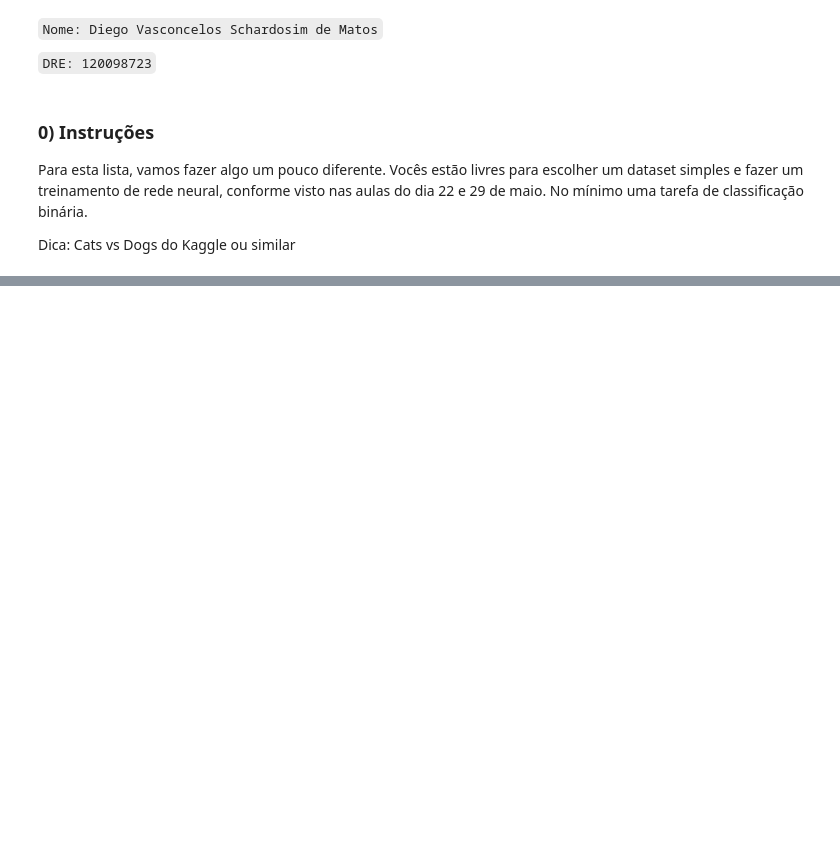
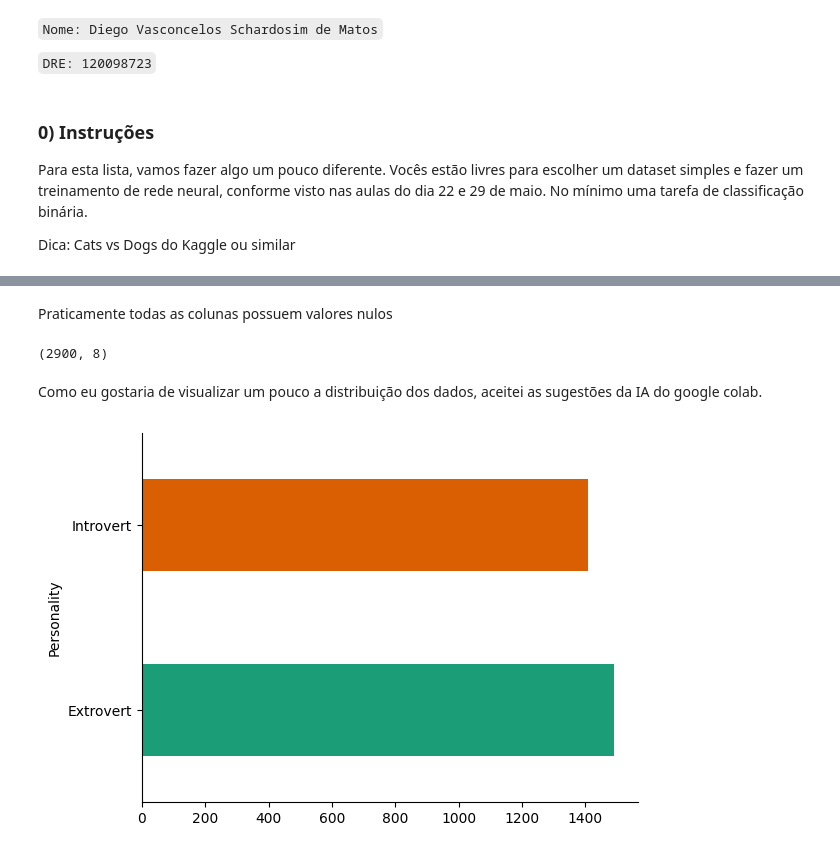
Before and after one commit to diegomatos321/UFRJ-Laboratorios, a Jupyter notebook: visao-computacional-2025-01/visao-computacional-lista3.ipynb, the cells around one changed output, grey strips where cells are left out. Drawn from its saved outputs; the diff is of its cells as text; code cells hidden in the pictures; blank space fills up the shorter version.

```diff
--- a/visao-computacional-2025-01/visao-computacional-lista3.ipynb
+++ b/visao-computacional-2025-01/visao-computacional-lista3.ipynb
@@ -21,0 +47,3 @@ Dica: Cats vs Dogs do Kaggle ou similar
+# %%
+df = pd.read_csv('personality_dataset.csv')
+df.head()
@@ -21,0 +71,17 @@ Dica: Cats vs Dogs do Kaggle ou similar
+# %% [markdown]
+Praticamente todas as colunas possuem valores nulos
+# %%
+df.shape
+# %% [output]
+(2900, 8)
+# %% [markdown]
+Como eu gostaria de visualizar um pouco a distribuição dos dados, aceitei as sugestões da IA do google colab.
+# %%
+# @title Personality
+
+from matplotlib import pyplot as plt
+import seaborn as sns
+df.groupby('Personality').size().plot(kind='barh', color=sns.palettes.mpl_palette('Dark2'))
+plt.gca().spines[['top', 'right',]].set_visible(False)
+# %% [output]
+[figure, added]
```
Also changed, not shown: parts of 24 cells of this notebook, 1 other file.
